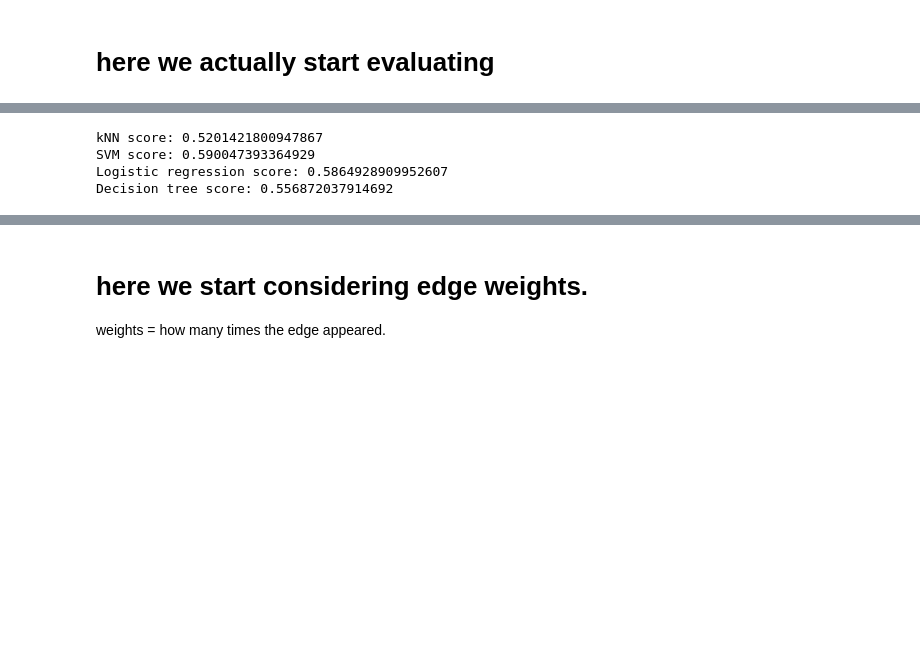
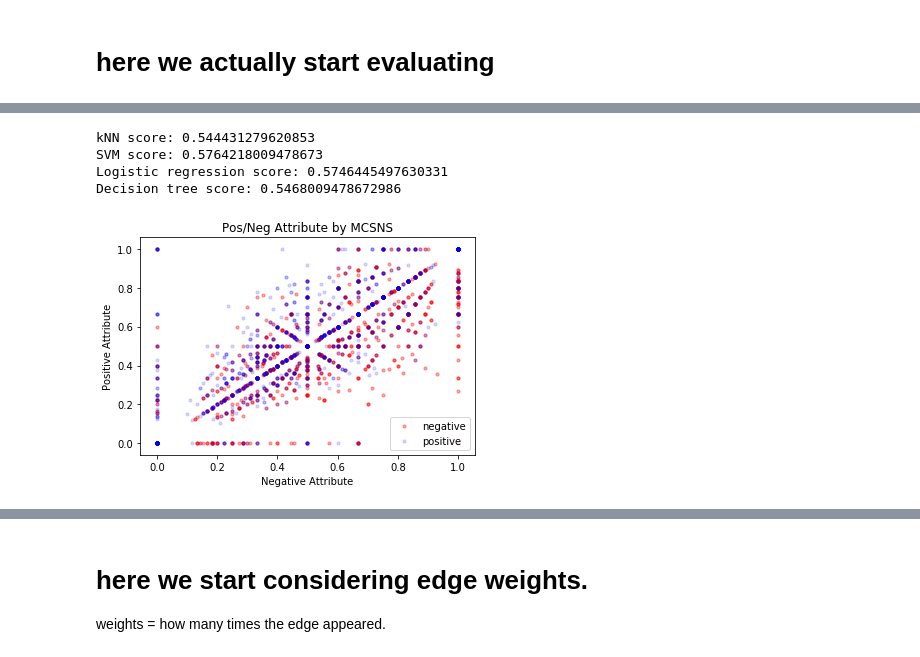
Before and after one commit to classicalfreak96/SentimentAnalysisGraphModel, a Jupyter notebook: Project.2 food.ipynb, the cells around one changed output, grey strips where cells are left out. Drawn from its saved outputs; the diff is of its cells as text; code cells hidden in the pictures; blank space fills up the shorter version.

```diff
--- a/Project.2 food.ipynb
+++ b/Project.2 food.ipynb
@@ -457,29 +529,32 @@ Decision tree score: 0.5562796208530806
 # %%
 '''identical as above, except vectors generated by MCSNS'''
 X, y = generateWordGraphVectors(sentimentTweetDict, posWordGraph, negWordGraph, "MCSNS")
 testDict = dfTest.to_dict(orient='index')
 Xtest, ytest = generateWordGraphVectors(testDict, posWordGraph, negWordGraph, "MCSNS")
 
 model = kNN(n_neighbors = 5)
 model.fit(X, y)
 print("kNN score: " + str(model.score(Xtest, ytest)))
 
 classifier = svm.SVC(kernel = "linear")
 classifier.fit(X, y)
 print("SVM score: " + str(classifier.score(Xtest, ytest)))
 
 classifier = logreg()
 classifier.fit(X, y)
 print("Logistic regression score: " + str(classifier.score(Xtest, ytest)))
 
 classifier = dectree()
 classifier.fit(X, y)
 print("Decision tree score: " + str(classifier.score(Xtest, ytest)))
+
+generatePlot(X, y, "MCSNS")
 # %% [output]
-kNN score: 0.5201421800947867
-SVM score: 0.590047393364929
-Logistic regression score: 0.5864928909952607
-Decision tree score: 0.556872037914692
+kNN score: 0.544431279620853
+SVM score: 0.5764218009478673
+Logistic regression score: 0.5746445497630331
+Decision tree score: 0.5468009478672986
+[figure, added]
 # %%
 '''identical as above, except vectors generated by MCSUES'''
 X, y = generateWordGraphVectors(sentimentTweetDict, posWordGraph, negWordGraph, "MCSUES")
```
Also changed, not shown: parts of 11 cells of this notebook, 1 other file.
